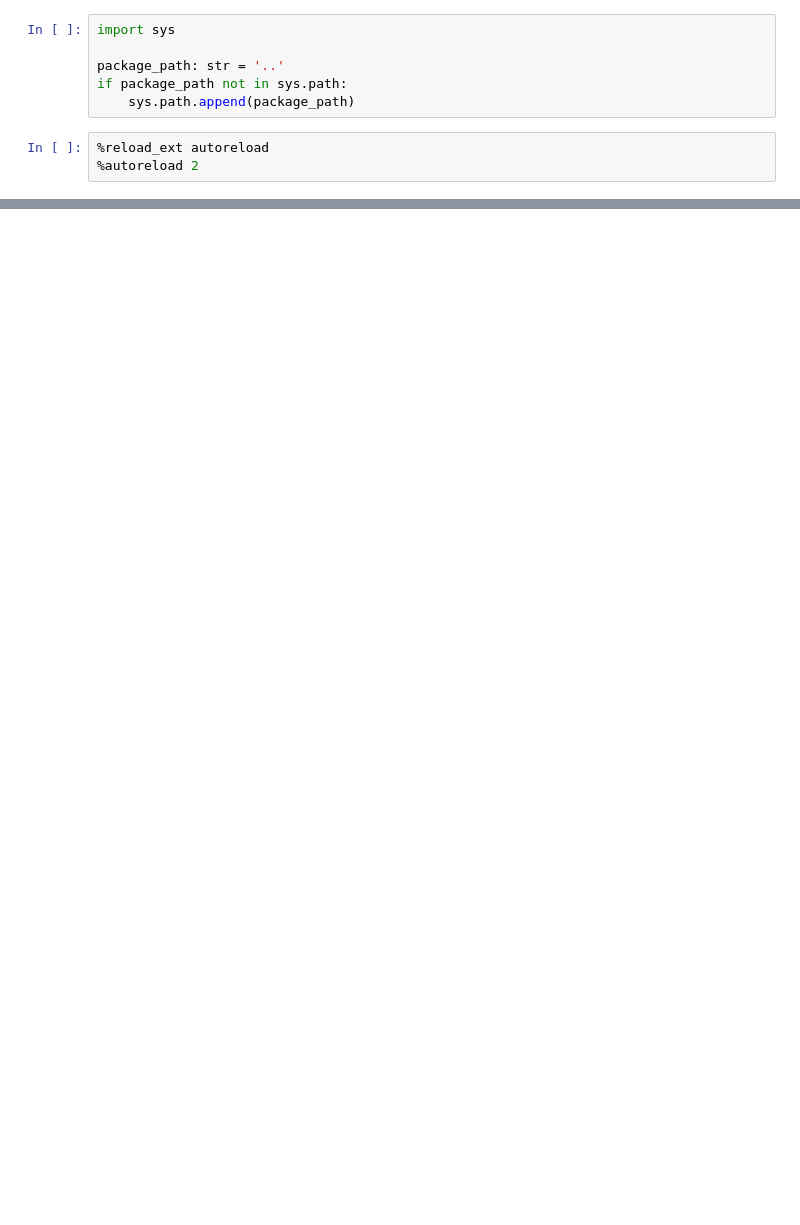
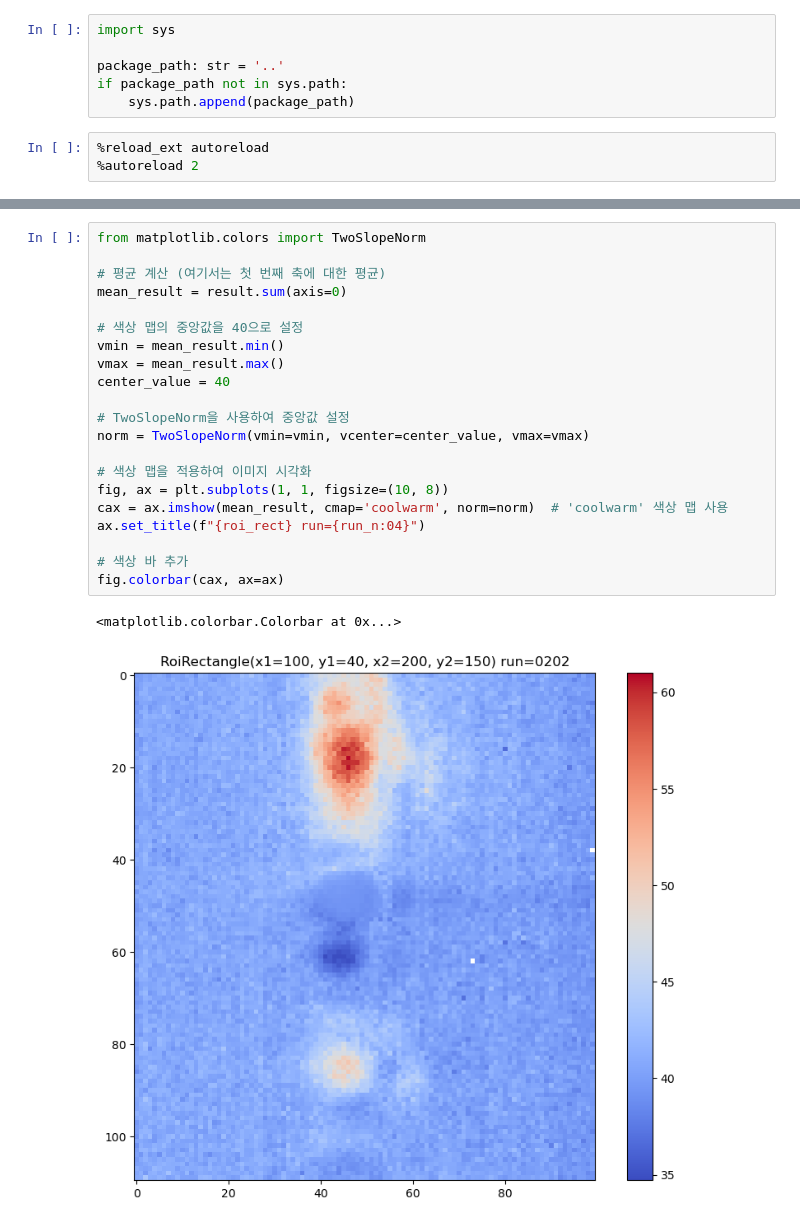
Before and after one commit to SJB7777/STO-XFEL, a Jupyter notebook: notebooks/rocking.ipynb, the cells around one changed output, grey strips where cells are left out. Drawn from its saved outputs; the diff is of its cells as text; blank space fills up the shorter version.

```diff
--- a/notebooks/rocking.ipynb
+++ b/notebooks/rocking.ipynb
@@ -51,0 +64,24 @@ ax.set_title(f"{roi_rect} run={run_n:04}");
+# %%
+from matplotlib.colors import TwoSlopeNorm
+
+# 평균 계산 (여기서는 첫 번째 축에 대한 평균)
+mean_result = result.sum(axis=0)
+
+# 색상 맵의 중앙값을 40으로 설정
+vmin = mean_result.min()
+vmax = mean_result.max()
+center_value = 40
+
+# TwoSlopeNorm을 사용하여 중앙값 설정
+norm = TwoSlopeNorm(vmin=vmin, vcenter=center_value, vmax=vmax)
+
+# 색상 맵을 적용하여 이미지 시각화
+fig, ax = plt.subplots(1, 1, figsize=(10, 8))
+cax = ax.imshow(mean_result, cmap='coolwarm', norm=norm)  # 'coolwarm' 색상 맵 사용
+ax.set_title(f"{roi_rect} run={run_n:04}")
+
+# 색상 바 추가
+fig.colorbar(cax, ax=ax)
+# %% [output]
+<matplotlib.colorbar.Colorbar at 0x...>
+[figure, added]
```
Also changed, not shown: parts of 6 cells of this notebook, 1 other file.
